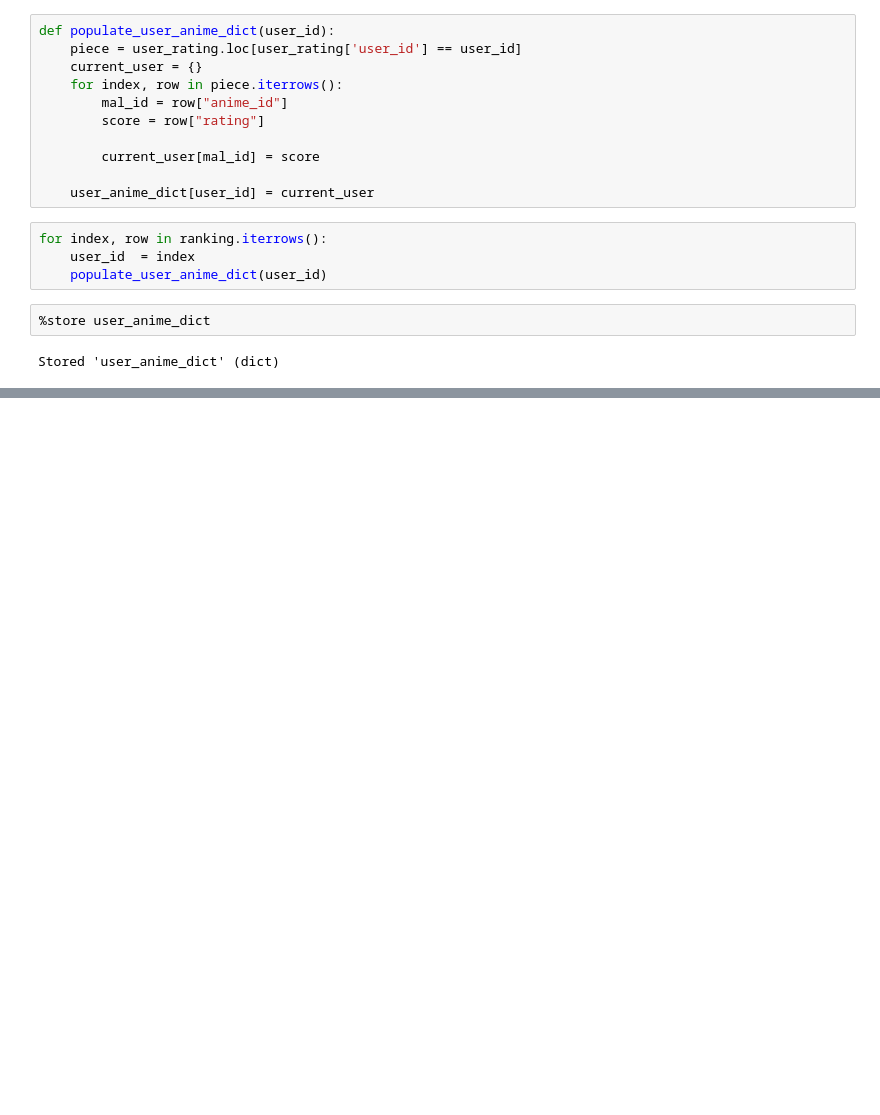
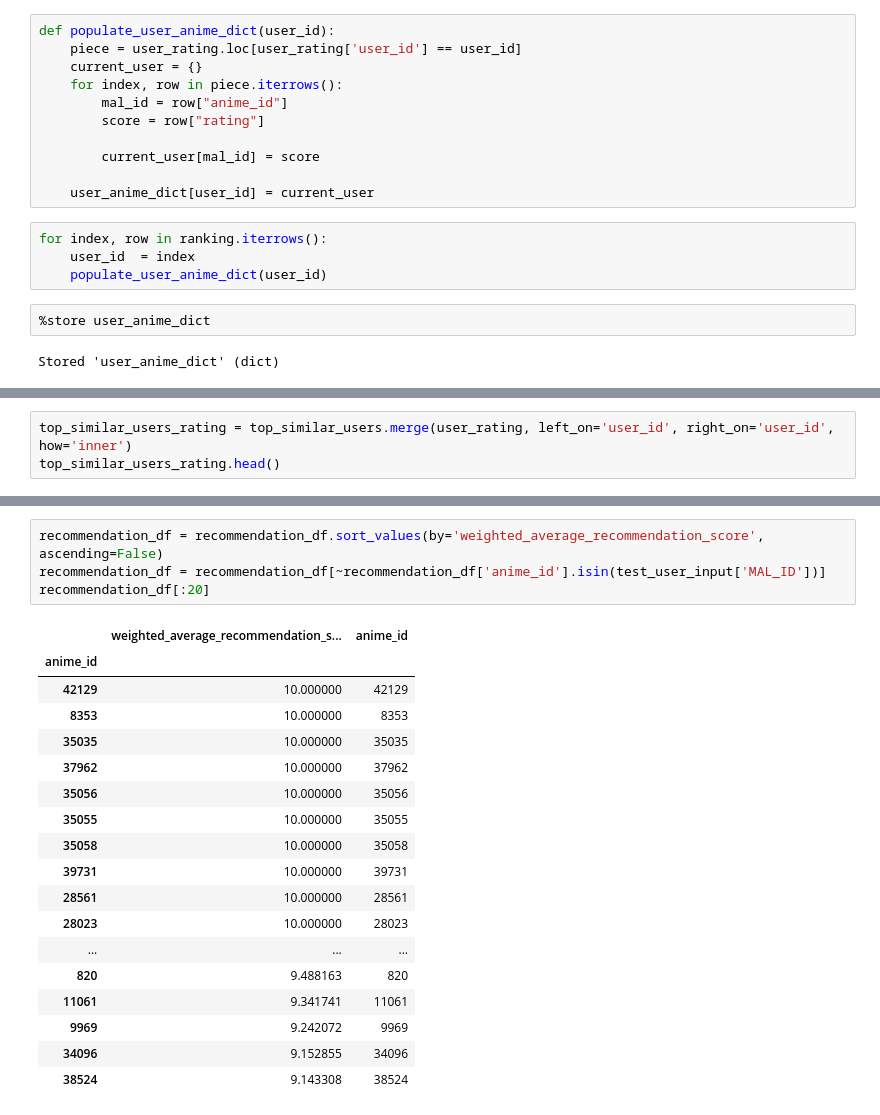
Before and after one commit to jshen1110/anime_recommendation, a Jupyter notebook: unsupervised_knn.ipynb, the cells around one changed output, grey strips where cells are left out. Cells and saved outputs as stored; diff of their text form; blank space fills up the shorter version.

```diff
--- a/unsupervised_knn.ipynb
+++ b/unsupervised_knn.ipynb
@@ -70,0 +173,3 @@ user_subset_group.get_group(478)[:5]
+# %%
+top_similar_users_rating = top_similar_users.merge(user_rating, left_on='user_id', right_on='user_id', how='inner')
+top_similar_users_rating.head()
@@ -70,0 +220,23 @@ user_subset_group.get_group(478)[:5]
+# %%
+recommendation_df = recommendation_df.sort_values(by='weighted_average_recommendation_score', ascending=False)
+recommendation_df = recommendation_df[~recommendation_df['anime_id'].isin(test_user_input['MAL_ID'])]
+recommendation_df[:20]
+# %% [output]
+|  | weighted_average_recommendation_s... | anime_id |
+| anime_id |  |  |
+| 42129 | 10.000000 | 42129 |
+| 8353 | 10.000000 | 8353 |
+| 35035 | 10.000000 | 35035 |
+| 37962 | 10.000000 | 37962 |
+| 35056 | 10.000000 | 35056 |
+| 35055 | 10.000000 | 35055 |
+| 35058 | 10.000000 | 35058 |
+| 39731 | 10.000000 | 39731 |
+| 28561 | 10.000000 | 28561 |
+| 28023 | 10.000000 | 28023 |
+| ... | ... | ... |
+| 820 | 9.488163 | 820 |
+| 11061 | 9.341741 | 11061 |
+| 9969 | 9.242072 | 9969 |
+| 34096 | 9.152855 | 34096 |
+| 38524 | 9.143308 | 38524 |
```
Also changed, not shown: parts of 28 cells of this notebook.
